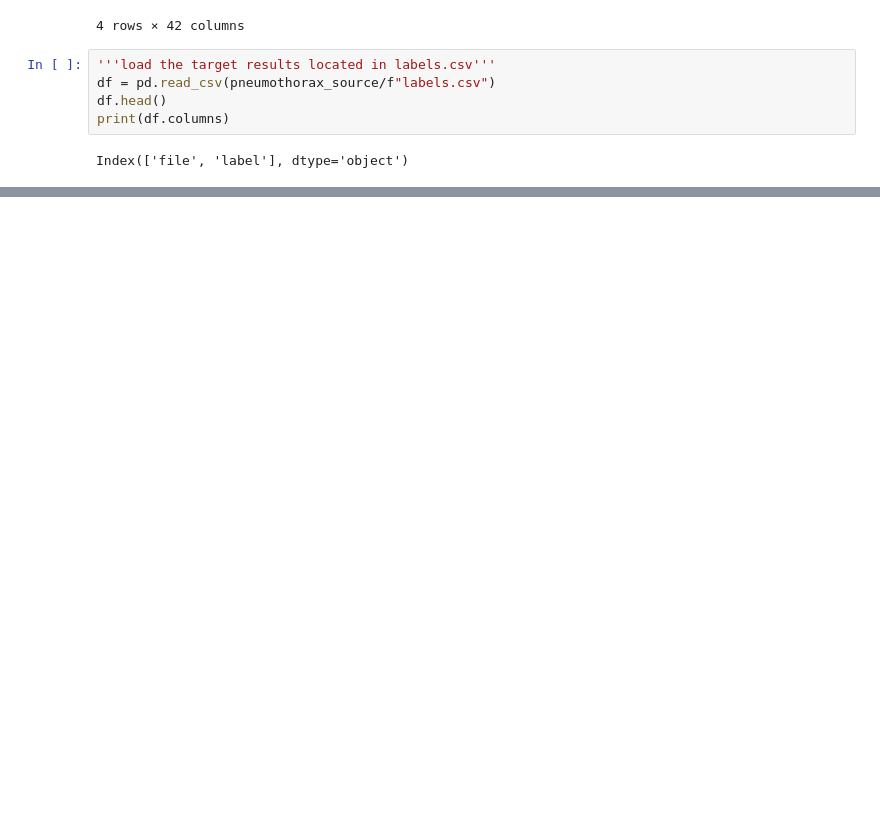
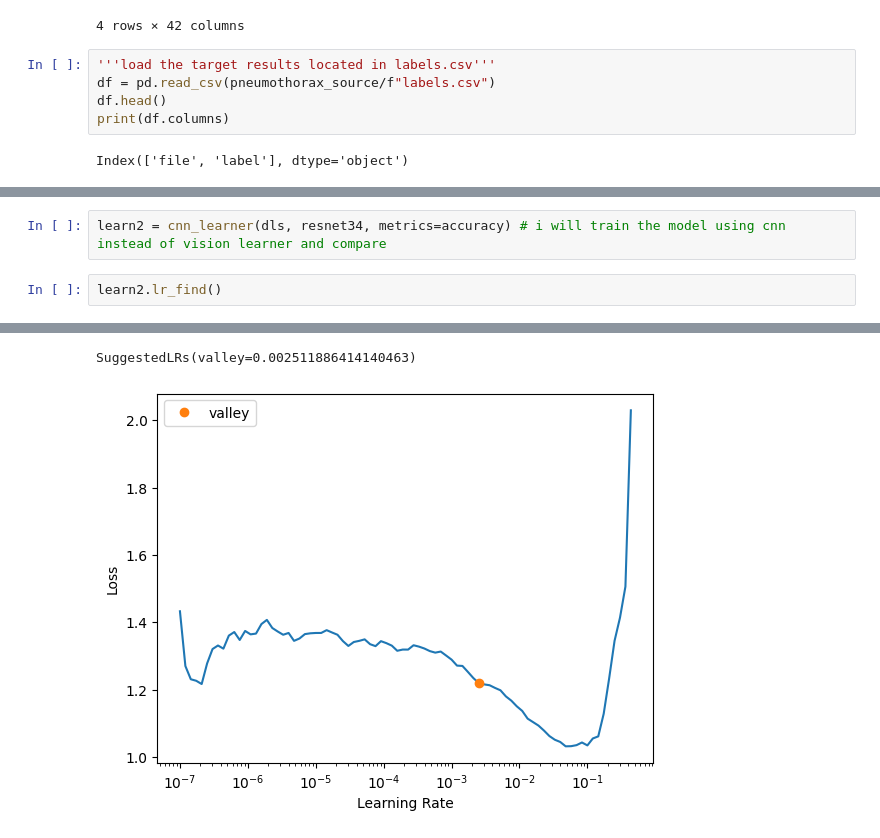
Before and after one commit to MohamedDerri/My-AI-journey, a Jupyter notebook: Chest XRays Classification using fastai/pneumothorax_classification.ipynb, the cells around one changed output, grey strips where cells are left out. Saved outputs shown, nothing was run; the diff lists cells and outputs as text; blank space fills up the shorter version.

```diff
--- a/Chest XRays Classification using fastai/pneumothorax_classification.ipynb
+++ b/Chest XRays Classification using fastai/pneumothorax_classification.ipynb
@@ -143,0 +213,5 @@ RuntimeError: The MPS backend is supported on MacOS 12.3+.Current OS version can
+# %%
+learn2 = cnn_learner(dls, resnet34, metrics=accuracy) # i will train the model using cnn instead of vision learner and compare
+# %%
+learn2.lr_find()
+# %% [output]
@@ -143,0 +219,2 @@ RuntimeError: The MPS backend is supported on MacOS 12.3+.Current OS version can
+SuggestedLRs(valley=0.002511886414140463)
+[figure, added]
```
Also changed, not shown: parts of 30 cells of this notebook.
